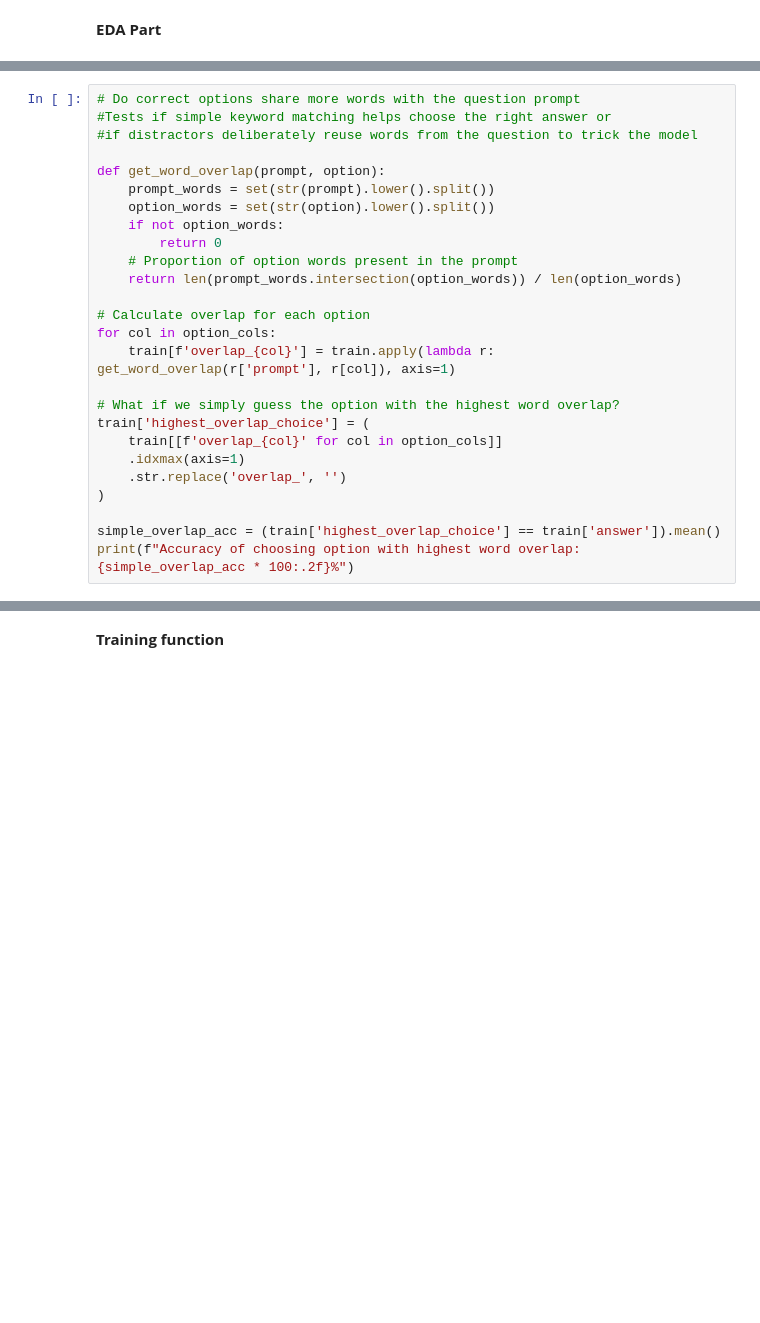
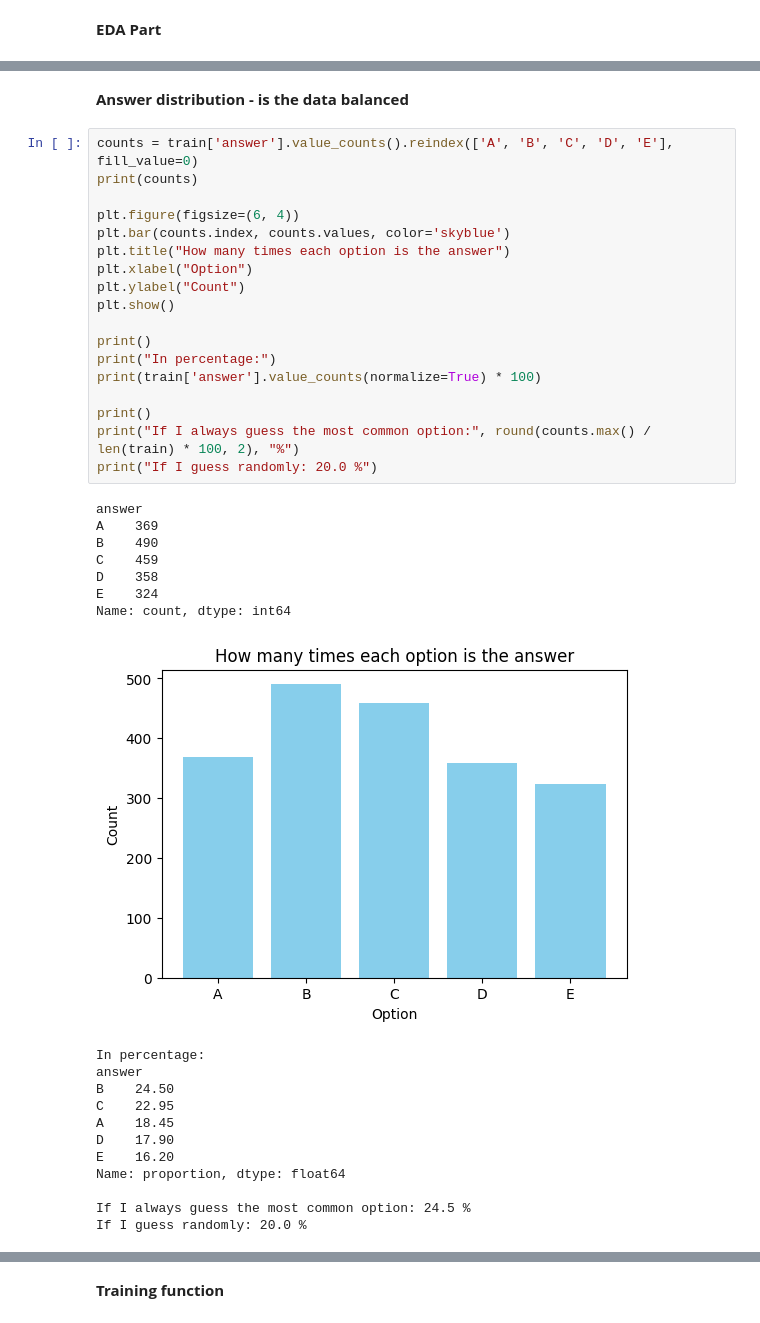
Before and after one commit to 22f1000828/DL-22f1000828-notebook-t22026, a Jupyter notebook: kaggle_notebook.ipynb, the cells around one changed output, grey strips where cells are left out. Saved outputs shown, nothing was run; the diff lists cells and outputs as text; blank space fills up the shorter version.

```diff
--- a/kaggle_notebook.ipynb
+++ b/kaggle_notebook.ipynb
@@ -255,26 +146,0 @@ Questions with negation words (NOT/EXCEPT): 0 (0.0%)
-# %%
-# Do correct options share more words with the question prompt
-#Tests if simple keyword matching helps choose the right answer or
-#if distractors deliberately reuse words from the question to trick the model
-
-def get_word_overlap(prompt, option):
-    prompt_words = set(str(prompt).lower().split())
-    option_words = set(str(option).lower().split())
-    if not option_words:
-        return 0
-    # Proportion of option words present in the prompt
-    return len(prompt_words.intersection(option_words)) / len(option_words)
-
-# Calculate overlap for each option
-for col in option_cols:
-    train[f'overlap_{col}'] = train.apply(lambda r: get_word_overlap(r['prompt'], r[col]), axis=1)
-
-# What if we simply guess the option with the highest word overlap?
-train['highest_overlap_choice'] = (
-    train[[f'overlap_{col}' for col in option_cols]]
-    .idxmax(axis=1)
-    .str.replace('overlap_', '')
-)
-
-simple_overlap_acc = (train['highest_overlap_choice'] == train['answer']).mean()
-print(f"Accuracy of choosing option with highest word overlap: {simple_overlap_acc * 100:.2f}%")
@@ -417,0 +182,40 @@ Building Vocabulary...
+# %% [markdown]
+**Answer distribution - is the data balanced**
+# %%
+counts = train['answer'].value_counts().reindex(['A', 'B', 'C', 'D', 'E'], fill_value=0)
+print(counts)
+
+plt.figure(figsize=(6, 4))
+plt.bar(counts.index, counts.values, color='skyblue')
+plt.title("How many times each option is the answer")
+plt.xlabel("Option")
+plt.ylabel("Count")
+plt.show()
+
+print()
+print("In percentage:")
+print(train['answer'].value_counts(normalize=True) * 100)
+
+print()
+print("If I always guess the most common option:", round(counts.max() / len(train) * 100, 2), "%")
+print("If I guess randomly: 20.0 %")
+# %% [output]
+answer
+A    369
+B    490
+C    459
+D    358
+E    324
+Name: count, dtype: int64
+[figure, added]
+In percentage:
+answer
+B    24.50
+C    22.95
+A    18.45
+D    17.90
+E    16.20
+Name: proportion, dtype: float64
+
+If I always guess the most common option: 24.5 %
+If I guess randomly: 20.0 %
```
Also changed, not shown: parts of 64 cells of this notebook.
